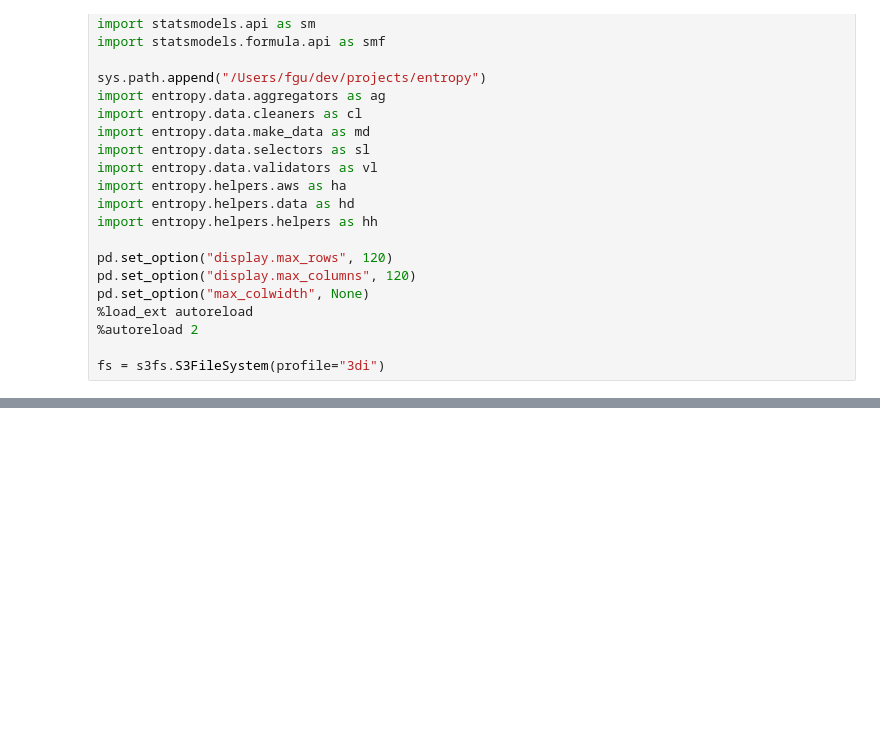
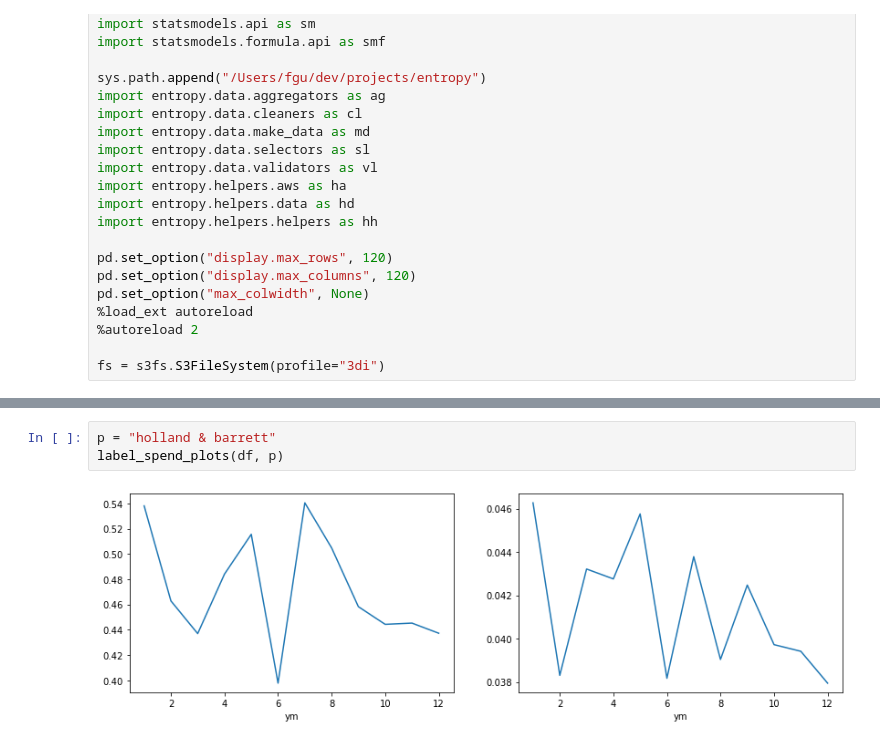
Before and after one commit to fabiangunzinger/entropy, a Jupyter notebook: notebooks/scratchpad.ipynb, the cells around one changed output, grey strips where cells are left out. Drawn from its saved outputs; the diff is of its cells as text; blank space fills up the shorter version.

```diff
--- a/notebooks/scratchpad.ipynb
+++ b/notebooks/scratchpad.ipynb
@@ -47,0 +158,5 @@ Time for read_txn_data                 : 50.51 seconds
+# %%
+p = "holland & barrett"
+label_spend_plots(df, p)
+# %% [output]
+[figure, added]
```
Also changed, not shown: parts of 16 cells of this notebook, 21 other files.
